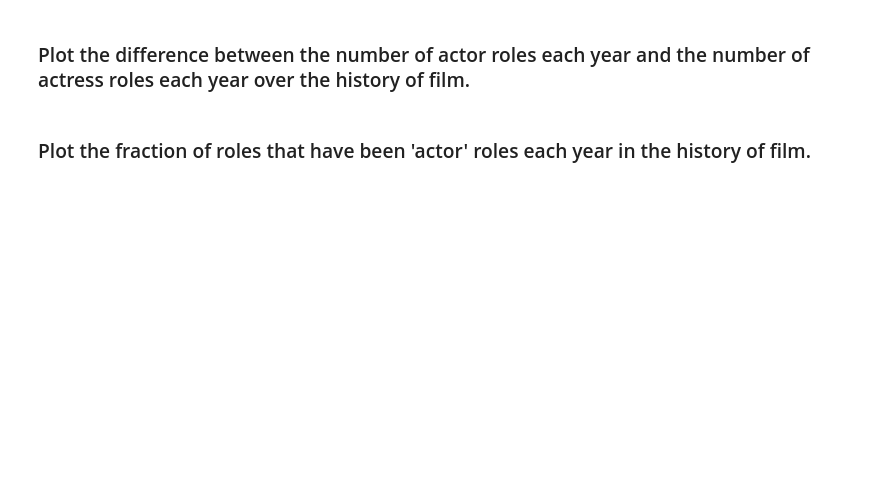
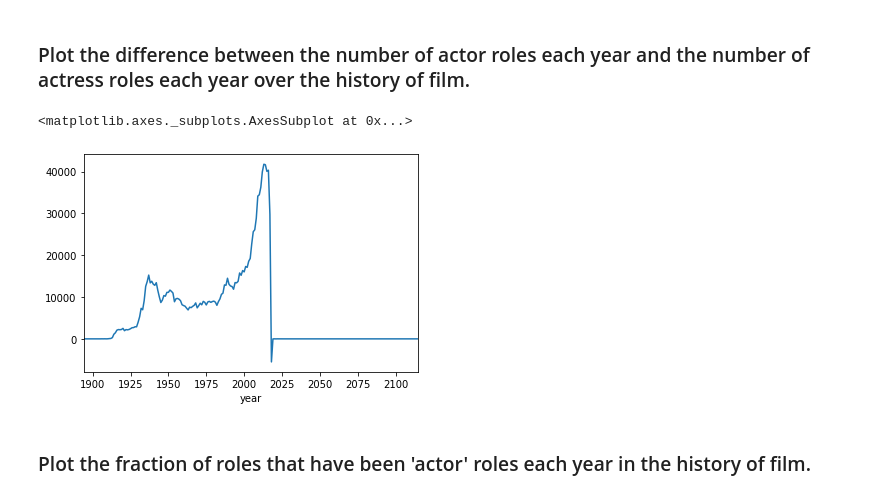
Before and after one commit to lukkyau/dsgroup, a Jupyter notebook: 01 Pandas basics (exercise 4).ipynb, the cells around one changed output. Drawn from its saved outputs; the diff is of its cells as text; code cells hidden in the pictures; blank space fills up the shorter version.

```diff
--- a/01 Pandas basics (exercise 4).ipynb
+++ b/01 Pandas basics (exercise 4).ipynb
@@ -71,4 +99,14 @@ AttributeError: 'Series' object has no attribute 'Batman'
 # %% [markdown]
 ### Plot the difference between the number of actor roles each year and the number of actress roles each year over the history of film.
+# %%
+c=cast
+c=c.groupby(['year','type']).size()
+c=c.unstack('type')
+c=c.fillna(0)
+d=c.actor-c.actress
+d.plot(kind='line')
+# %% [output]
+<matplotlib.axes._subplots.AxesSubplot at 0x...>
+[figure, added]
 # %% [markdown]
 ### Plot the fraction of roles that have been 'actor' roles each year in the history of film.
```
Also changed, not shown: parts of 7 cells of this notebook.
